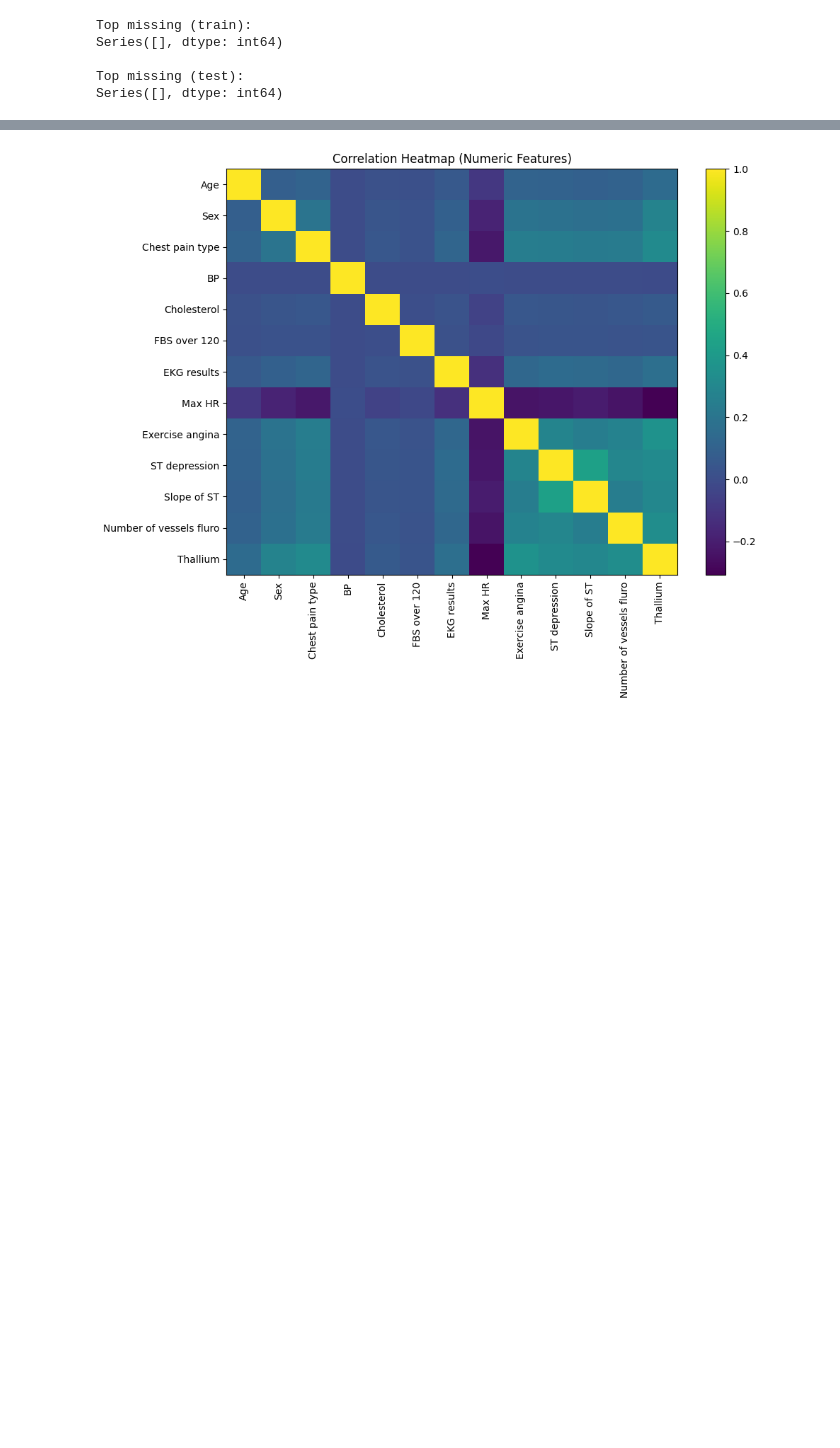
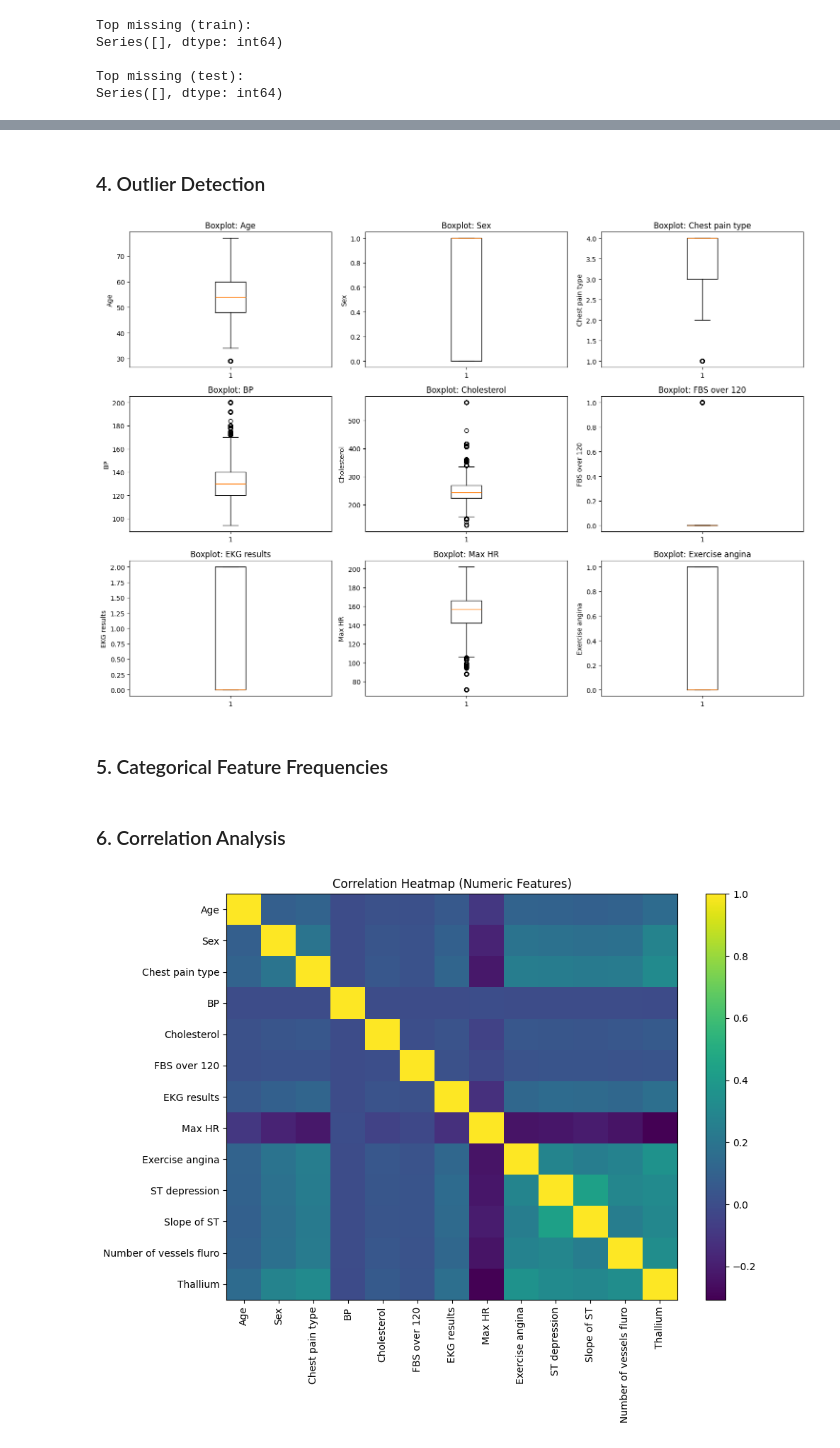
Before and after one commit to Dilshan7542/CI-Assigment, a Jupyter notebook: assignment-dilshan.ipynb, the cells around one changed output, grey strips where cells are left out. Cells and saved outputs as stored; diff of their text form; code cells hidden in the pictures; blank space fills up the shorter version.

```diff
--- a/assignment-dilshan.ipynb
+++ b/assignment-dilshan.ipynb
@@ -143,0 +172,20 @@ plt.show()
+# %% [markdown]
+### 4. Outlier Detection
+# %%
+#Numeric outliers (boxplots - Top 9 numeric columns)
+if len(top_num) > 0:
+    cols = 3
+    rows = math.ceil(len(top_num) / cols)
+    plt.figure(figsize=(cols * 5, rows * 3.5))
+    for i, c in enumerate(top_num, 1):
+        ax = plt.subplot(rows, cols, i)
+        data = train_df[c].dropna().values
+        ax.boxplot(data, vert=True)
+        ax.set_title(f'Boxplot: {c}')
+        ax.set_ylabel(c)
+    plt.tight_layout()
+    plt.show()
+# %% [output]
+[figure, added]
+# %% [markdown]
+### 5. Categorical Feature Frequencies
@@ -144,3 +204,5 @@ plt.show()
+# %% [markdown]
+### 6. Correlation Analysis
 # %%
 if len(num_cols) > 1:
     corr = X[num_cols].corr()
```
Also changed, not shown: parts of 21 cells of this notebook.
